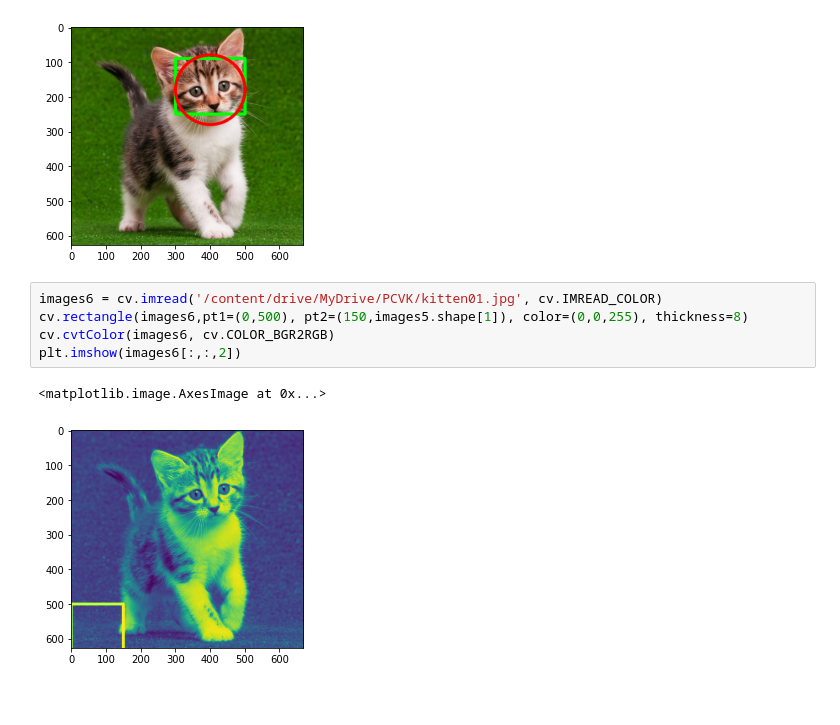
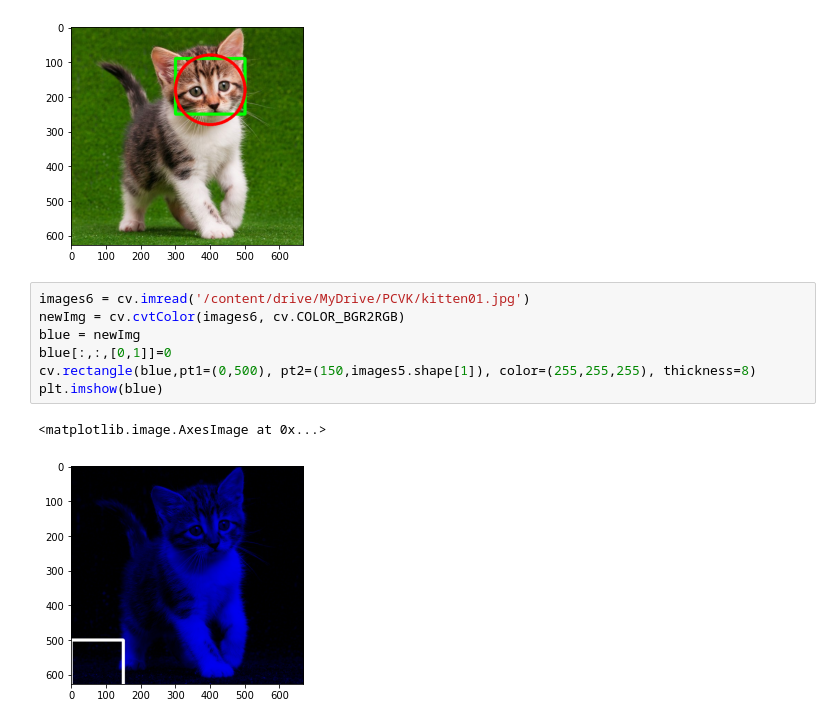
Before and after one commit to Auful01/PCVK, a Jupyter notebook: Week2.ipynb, the cells around one changed output. Saved outputs shown, nothing was run; the diff lists cells and outputs as text.

```diff
--- a/Week2.ipynb
+++ b/Week2.ipynb
@@ -203,10 +203,12 @@ plt.imshow(images5)
 <matplotlib.image.AxesImage at 0x...>
 [figure]
 # %%
-images6 = cv.imread('/content/drive/MyDrive/PCVK/kitten01.jpg', cv.IMREAD_COLOR)
-cv.rectangle(images6,pt1=(0,500), pt2=(150,images5.shape[1]), color=(0,0,255), thickness=8)
-cv.cvtColor(images6, cv.COLOR_BGR2RGB)
-plt.imshow(images6[:,:,2])
+images6 = cv.imread('/content/drive/MyDrive/PCVK/kitten01.jpg')
+newImg = cv.cvtColor(images6, cv.COLOR_BGR2RGB)
+blue = newImg
+blue[:,:,[0,1]]=0
+cv.rectangle(blue,pt1=(0,500), pt2=(150,images5.shape[1]), color=(255,255,255), thickness=8)
+plt.imshow(blue)
 # %% [output]
 <matplotlib.image.AxesImage at 0x...>
-[figure, old version]
+[figure, new version]
```
